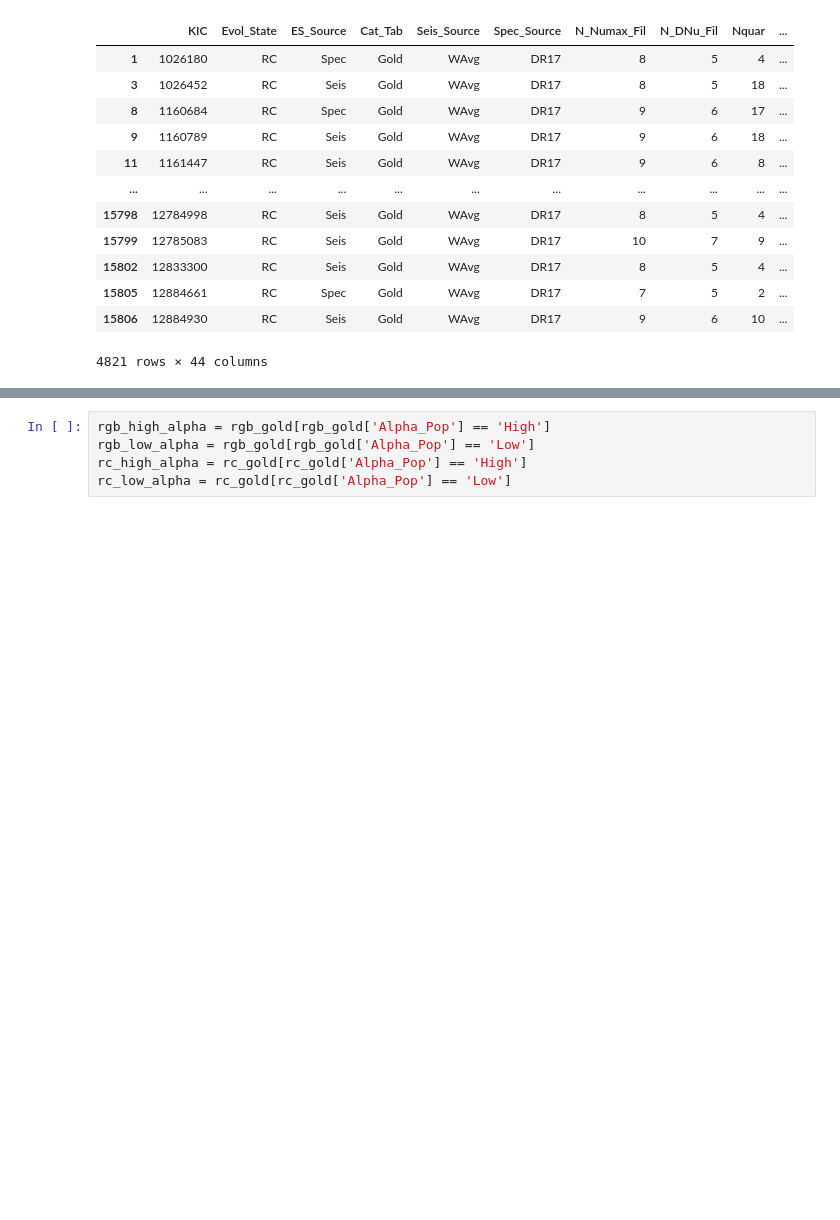
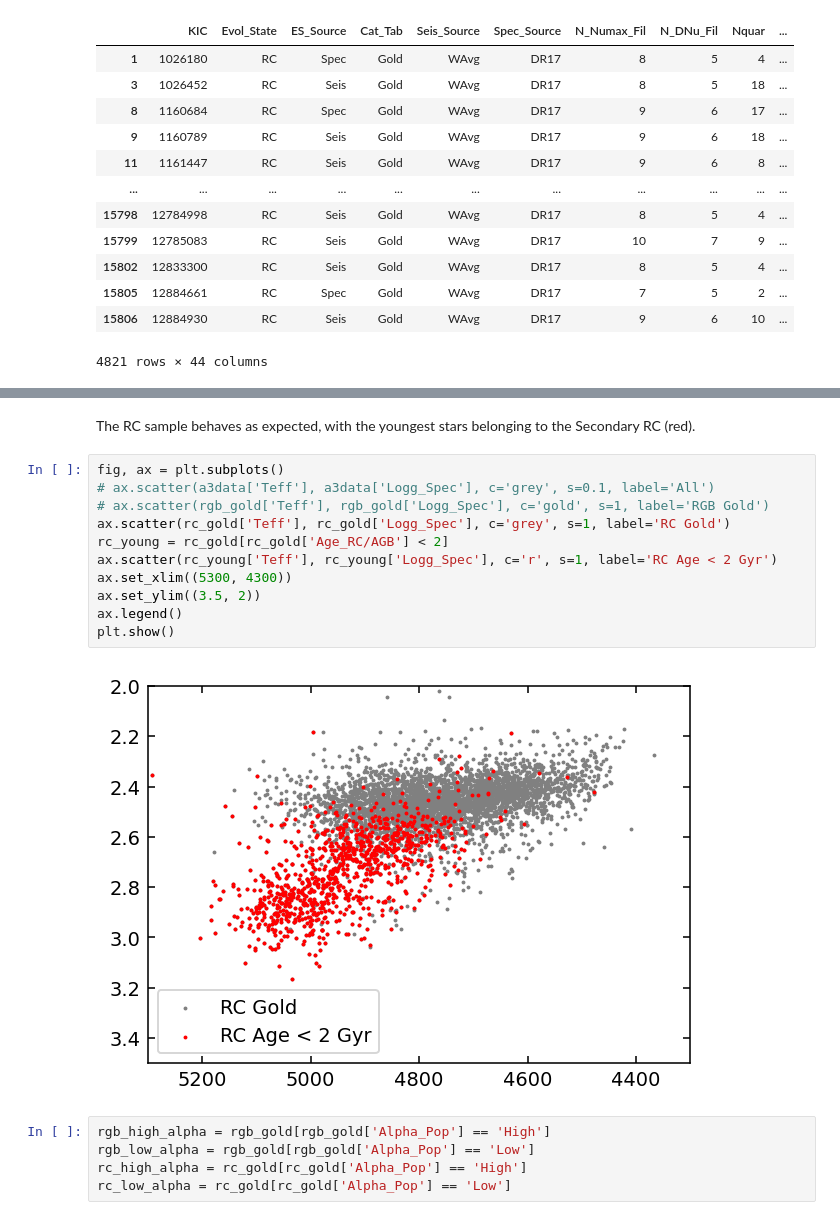
Before and after one commit to lodubay/abeona, a Jupyter notebook: src/scripts/apokasc3_amr.ipynb, the cells around one changed output, grey strips where cells are left out. Drawn from its saved outputs; the diff is of its cells as text; blank space fills up the shorter version.

```diff
--- a/src/scripts/apokasc3_amr.ipynb
+++ b/src/scripts/apokasc3_amr.ipynb
@@ -125,3 +126,18 @@ plt.show()
+# %% [markdown]
+The RC sample behaves as expected, with the youngest stars belonging to the Secondary RC (red).
+# %%
+fig, ax = plt.subplots()
+# ax.scatter(a3data['Teff'], a3data['Logg_Spec'], c='grey', s=0.1, label='All')
+# ax.scatter(rgb_gold['Teff'], rgb_gold['Logg_Spec'], c='gold', s=1, label='RGB Gold')
+ax.scatter(rc_gold['Teff'], rc_gold['Logg_Spec'], c='grey', s=1, label='RC Gold')
+rc_young = rc_gold[rc_gold['Age_RC/AGB'] < 2]
+ax.scatter(rc_young['Teff'], rc_young['Logg_Spec'], c='r', s=1, label='RC Age < 2 Gyr')
+ax.set_xlim((5300, 4300))
+ax.set_ylim((3.5, 2))
+ax.legend()
+plt.show()
+# %% [output]
+[figure, added]
 # %%
 rgb_high_alpha = rgb_gold[rgb_gold['Alpha_Pop'] == 'High']
 rgb_low_alpha = rgb_gold[rgb_gold['Alpha_Pop'] == 'Low']
```
Also changed, not shown: parts of 14 cells of this notebook.
